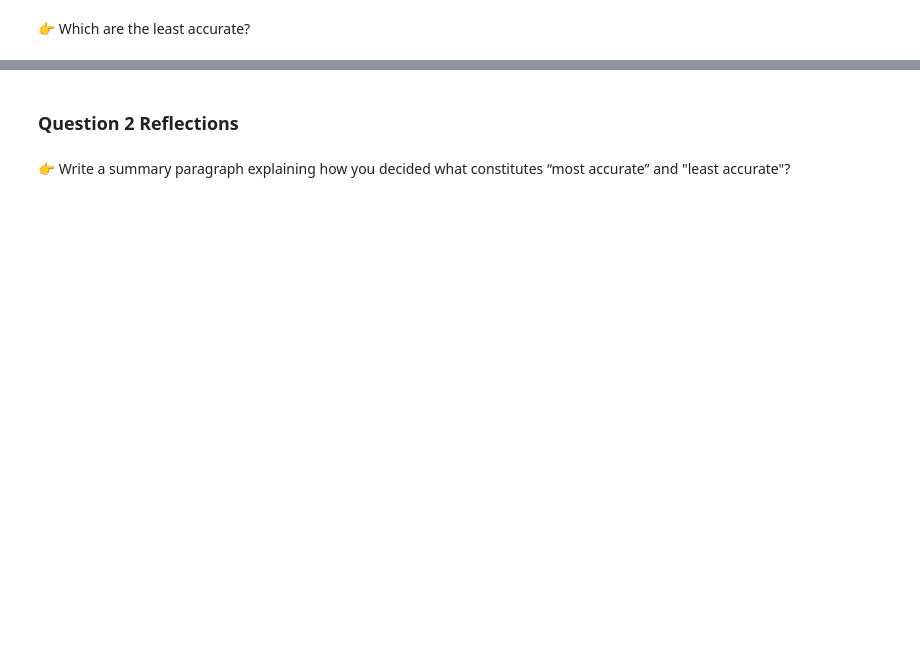
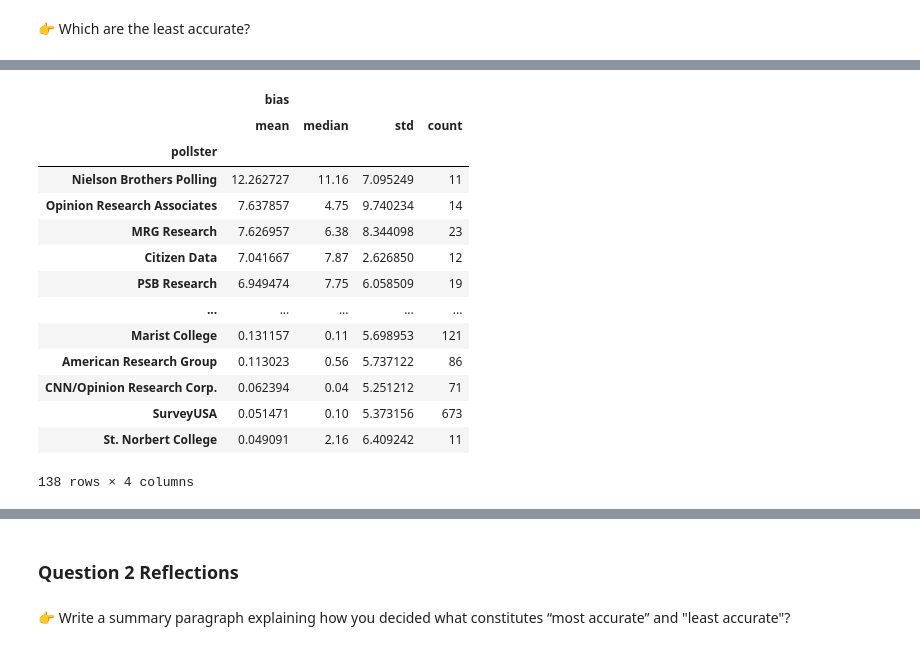
Before and after one commit to data4news-students/polling-exploration-ahan-and-kelly, a Jupyter notebook: notebook-3.ipynb, the cells around one changed output, grey strips where cells are left out. Drawn from its saved outputs; the diff is of its cells as text; code cells hidden in the pictures; blank space fills up the shorter version.

```diff
--- a/notebook-3.ipynb
+++ b/notebook-3.ipynb
@@ -387,2 +369,7 @@ ggplot(pollster_df) +
 # %% [markdown]
 👉 Which are the least accurate?
+# %%
+
+pollster_biases = df.groupby("pollster").agg({"bias": ["mean", "median", "std", "count"]})
+
+pollster_biases = biases[biases[('bias', 'count')] > 10]
@@ -388,0 +394,22 @@ ggplot(pollster_df) +
+# %%
+pollster_biases = abs(pollster_biases)
+
+# sort by mean bias
+
+pollster_biases.sort_values(by=[('bias', 'mean')], ascending=False)
+# %% [output]
+|  | bias |  |  |  |
+|  | mean | median | std | count |
+| pollster |  |  |  |  |
+| Nielson Brothers Polling | 12.262727 | 11.16 | 7.095249 | 11 |
+| Opinion Research Associates | 7.637857 | 4.75 | 9.740234 | 14 |
+| MRG Research | 7.626957 | 6.38 | 8.344098 | 23 |
+| Citizen Data | 7.041667 | 7.87 | 2.626850 | 12 |
+| PSB Research | 6.949474 | 7.75 | 6.058509 | 19 |
+| ... | ... | ... | ... | ... |
+| Marist College | 0.131157 | 0.11 | 5.698953 | 121 |
+| American Research Group | 0.113023 | 0.56 | 5.737122 | 86 |
+| CNN/Opinion Research Corp. | 0.062394 | 0.04 | 5.251212 | 71 |
+| SurveyUSA | 0.051471 | 0.10 | 5.373156 | 673 |
+| St. Norbert College | 0.049091 | 2.16 | 6.409242 | 11 |
+138 rows × 4 columns
```
Also changed, not shown: parts of 10 cells of this notebook.
